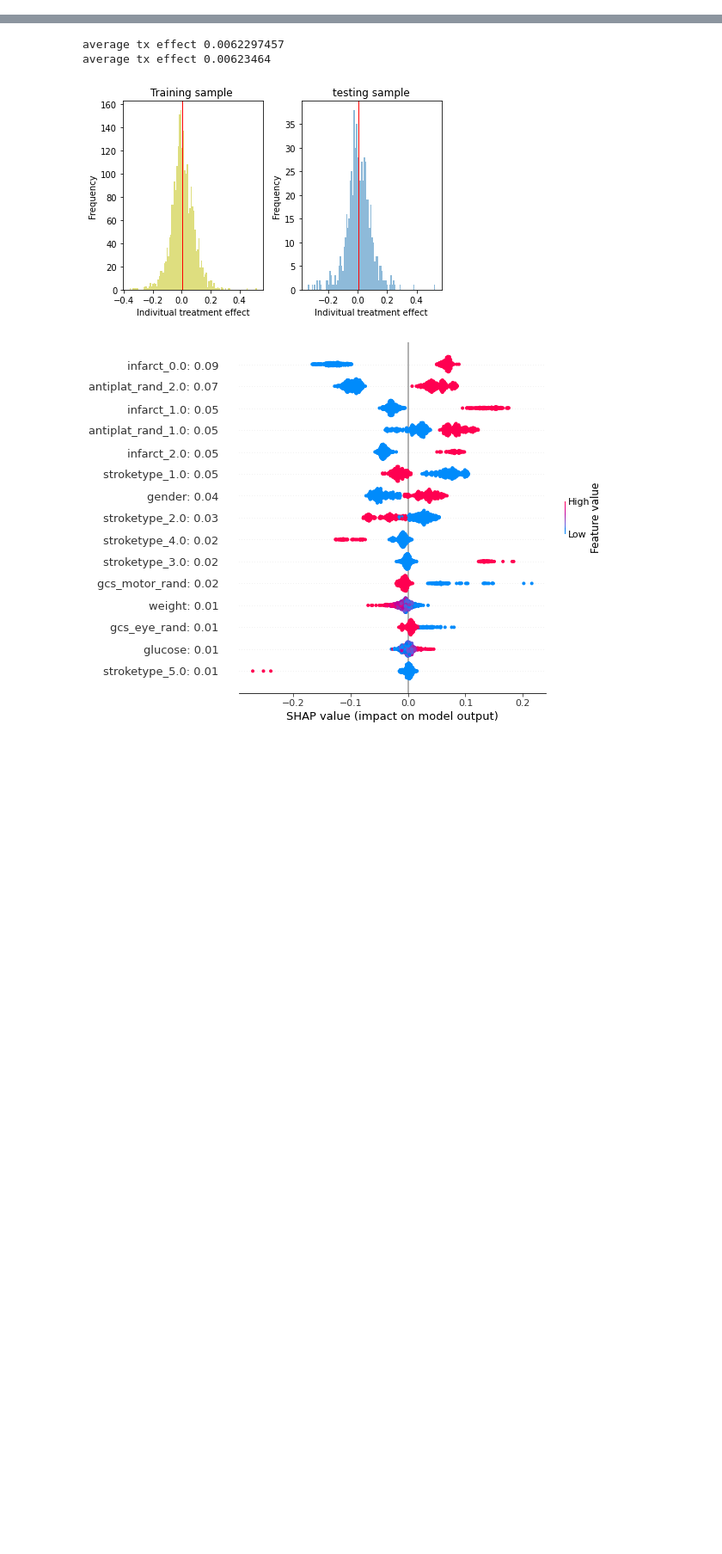
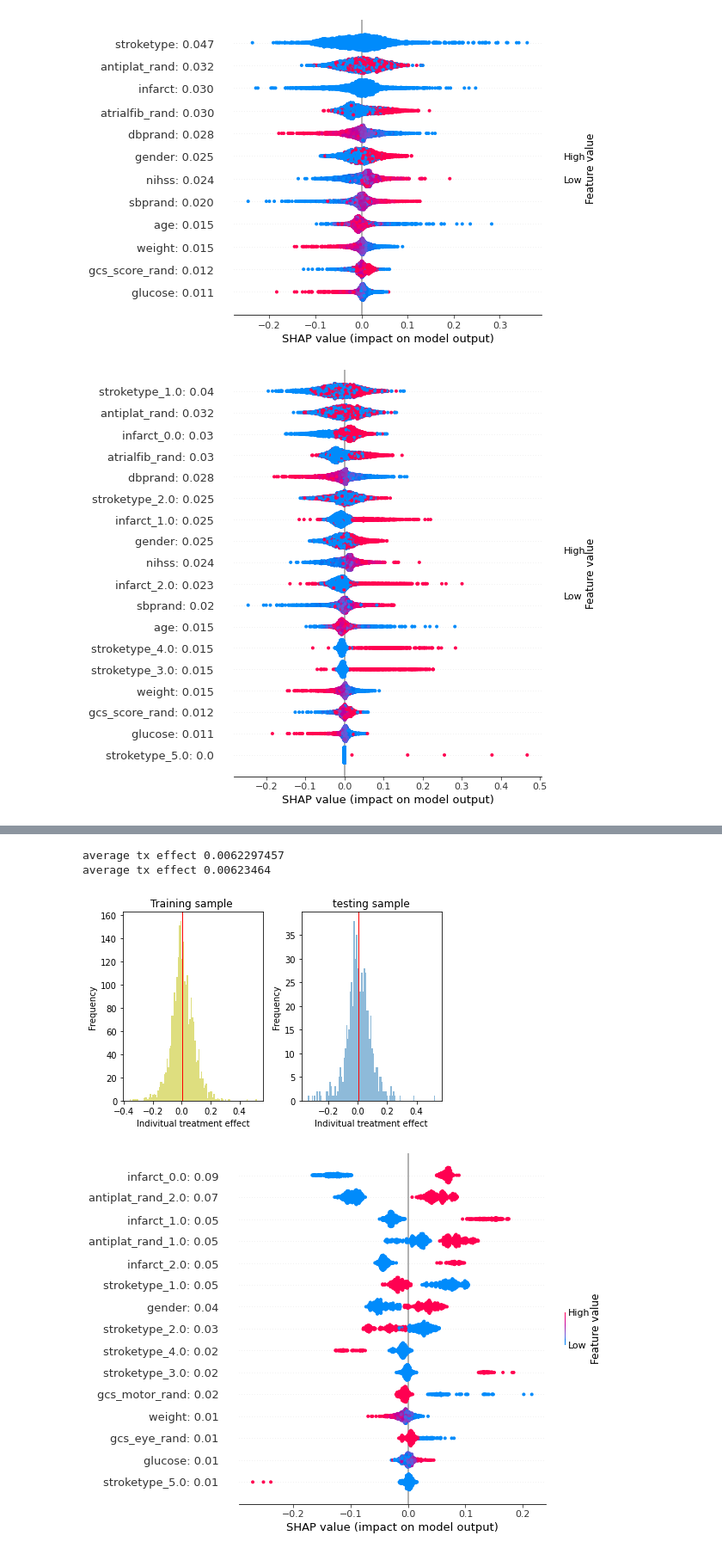
Before and after one commit to q8888620002/Explain_CATE, a Jupyter notebook: ist3.ipynb, the cells around one changed output, grey strips where cells are left out. Shown at 86% size. Saved outputs shown, nothing was run; the diff lists cells and outputs as text; code cells hidden in the pictures; blank space fills up the shorter version.

```diff
--- a/ist3.ipynb
+++ b/ist3.ipynb
@@ -150,0 +268,29 @@ NameError: name 'X_normalized_train' is not defined
+# %%
+model = pseudo_outcome_nets.XLearner(
+        x_train.shape[1],
+        binary_y=(len(np.unique(y_train)) == 2),
+        n_layers_out=2,
+        n_units_out=100,
+        batch_size=128,
+        n_iter=1000,
+        nonlin="relu",
+        device="cpu",
+)
+
+
+def model_predict(X):
+    return model.predict(X).detach().cpu().numpy()
+
+
+model.fit(x_train, y_train, w_train)
+
+baseline = np.concatenate([x_train, x_val,x_test], axis=0)
+
+explainer = shap.explainers.Permutation(model_predict, baseline)
+shap_values = explainer(baseline)
+
+plot_feature_values(shap_values.values, baseline, n_categories)
+plot_feature_values_original(shap_values.values, baseline)
+
+plot_categorical_feature_values(shap_values.values, baseline, n_categories)
+# %% [output]
@@ -150,0 +314,2 @@ NameError: name 'X_normalized_train' is not defined
+[figure, added]
+[figure, added]
```
Also changed, not shown: parts of 13 cells of this notebook, 5 other files.
